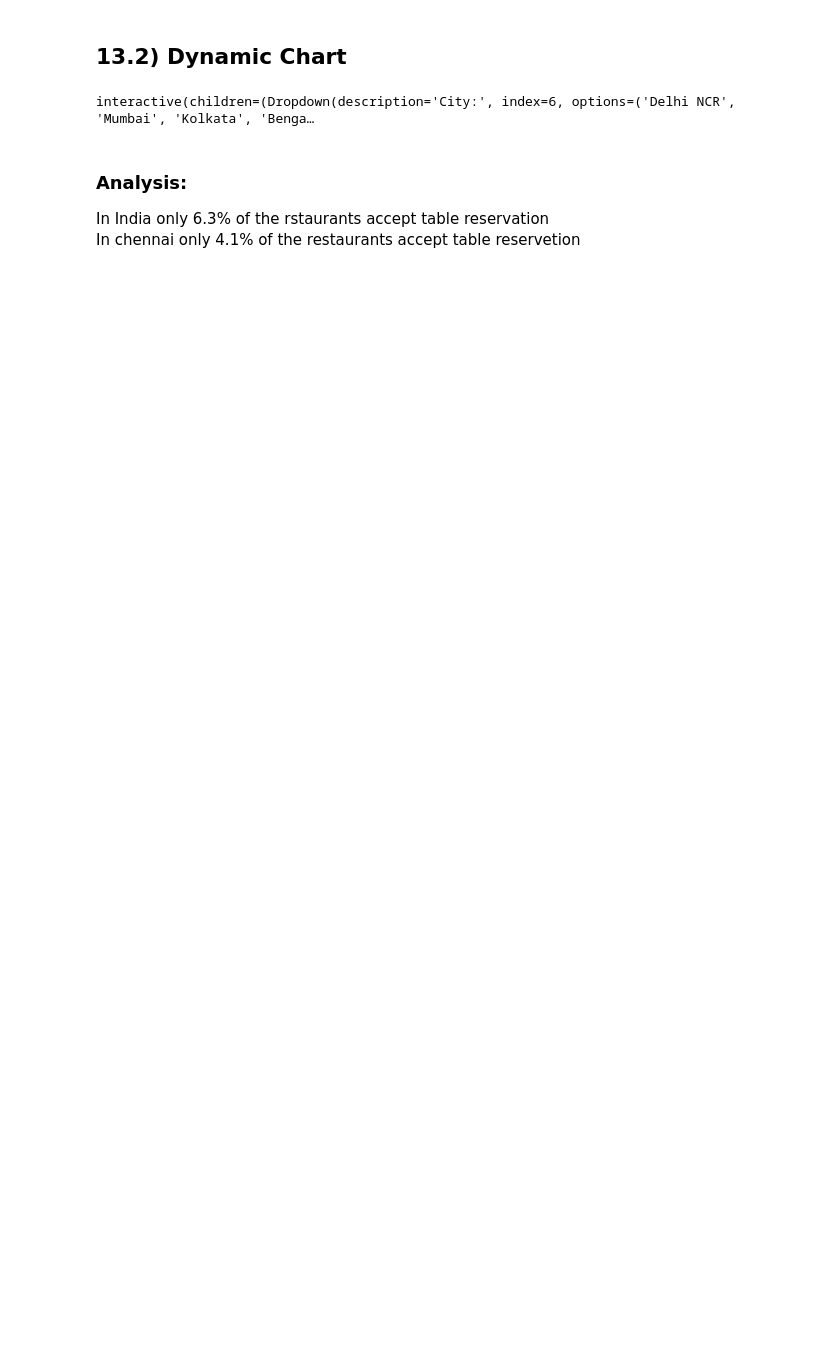
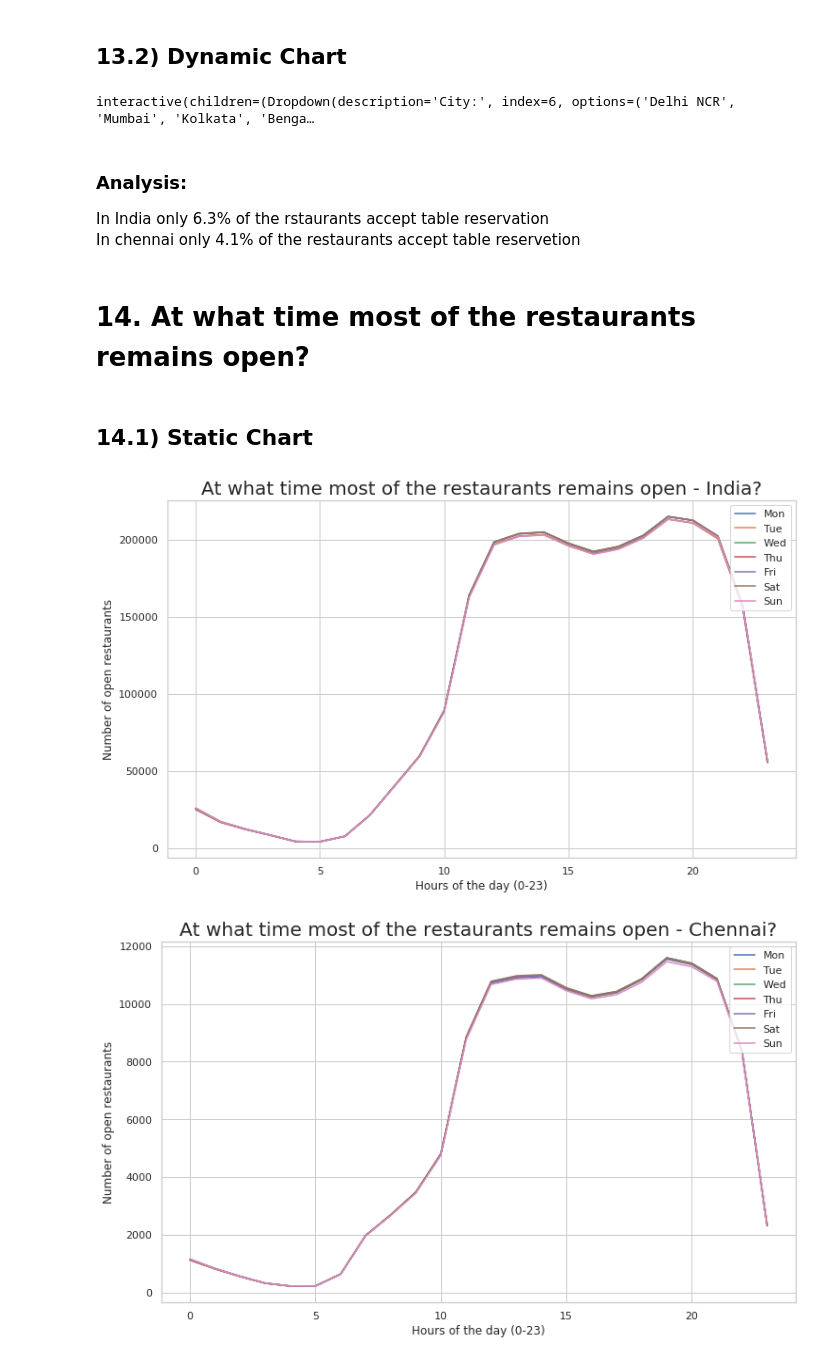
Before and after one commit to ngokulakannan/zomato-india, a Jupyter notebook: Zomato_India_Data_Analysis.ipynb, the cells around one changed output. Drawn from its saved outputs; the diff is of its cells as text; code cells hidden in the pictures; blank space fills up the shorter version.

```diff
--- a/Zomato_India_Data_Analysis.ipynb
+++ b/Zomato_India_Data_Analysis.ipynb
@@ -735,3 +754,50 @@ interactive(children=(Dropdown(description='City:', index=6, options=('Delhi NCR
     In India only 6.3% of the rstaurants accept table reservation <br/>
     In chennai only 4.1% of the restaurants accept table reservetion<br/>
     </p>
+# %% [markdown]
+# 14. At what time most of the restaurants remains open?
+# %%
+g_days={}
+def get_timings(row):
+    global g_days
+    if type(row) is str:
+        try:
+            days = json.loads(row.replace("'",'"'))
+            for day in days:
+                for hour,state in enumerate( days[day]):
+                    if state > 0:
+                        g_days[day][hour] =g_days[day][hour]+ state
+        except:
+            print(row)
+    else:
+        pass
+    return row
+# %% [markdown]
+## 14.1) Static Chart
+# %%
+
+def plot_restaurants_open_static(df_tr,title):
+    global g_days
+    g_days={'Mon': np.zeros(24), 'Tue': np.zeros(24), 'Wed': np.zeros(24), 'Thu': np.zeros(24), 'Fri': np.zeros(24), 'Sat': np.zeros(24), 'Sun': np.zeros(24)}
+    _=df_tr['timings'].apply(get_timings)
+
+    plt.figure(figsize=(12,7))
+    plt.plot(np.arange(0,24), g_days['Mon'])
+    plt.plot(np.arange(0,24), g_days['Tue'])
+    plt.plot(np.arange(0,24), g_days['Wed'])
+    plt.plot(np.arange(0,24), g_days['Thu'])
+    plt.plot(np.arange(0,24), g_days['Fri'])
+    plt.plot(np.arange(0,24), g_days['Sat'])
+    plt.plot(np.arange(0,24), g_days['Sun'])
+    plt.legend(('Mon', 'Tue', 'Wed','Thu','Fri','Sat','Sun'),
+               loc='upper right')
+    plt.title(title,size=20)
+    plt.ylabel("Number of open restaurants")
+    plt.xlabel("Hours of the day (0-23)")
+    plt.show()
+
+plot_restaurants_open_static(df,"At what time most of the restaurants remains open - India?")
+plot_restaurants_open_static(df[df.city=="Chennai"],"At what time most of the restaurants remains open - Chennai?")
+# %% [output]
+[figure, added]
+[figure, added]
```
Also changed, not shown: parts of 27 cells of this notebook.
